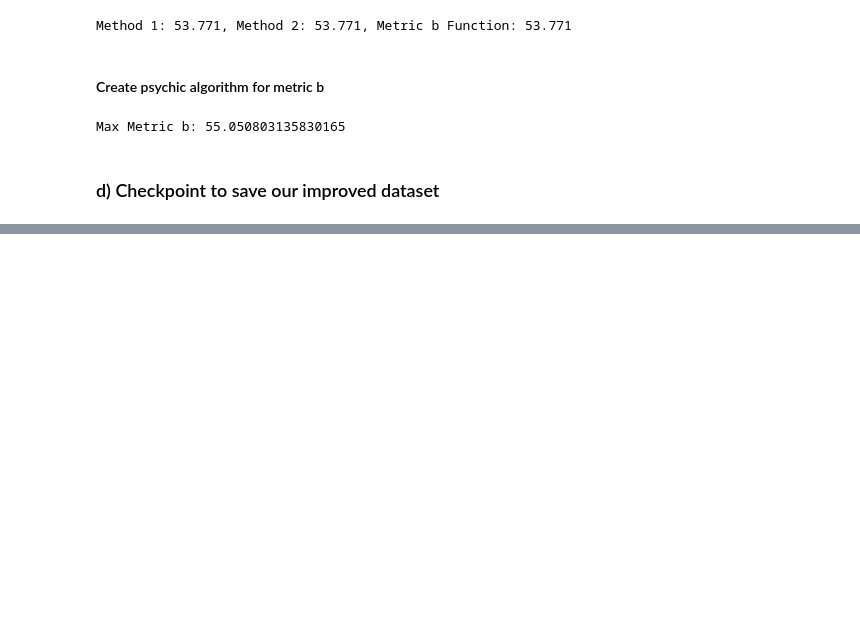
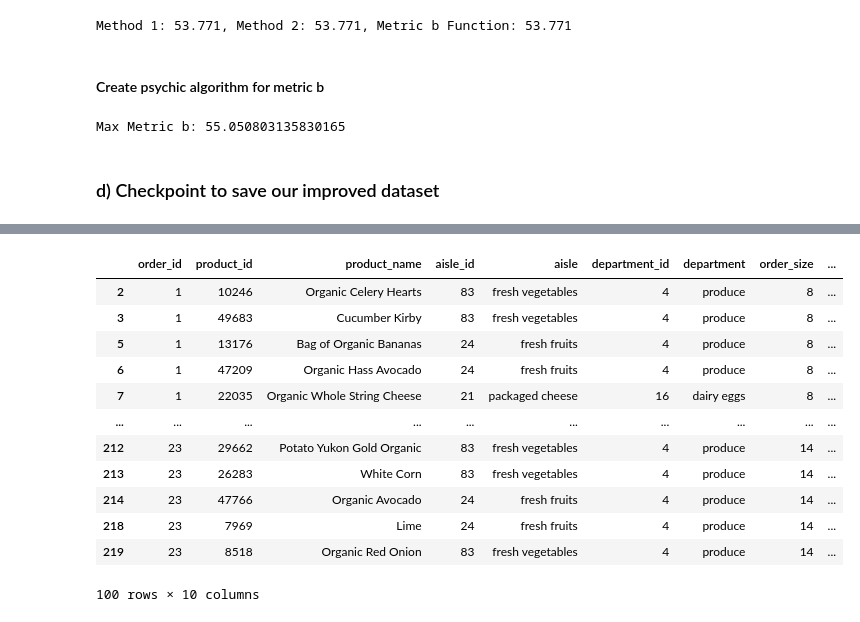
Before and after one commit to xubosen/rotman_mma_datathon_team_2, a Jupyter notebook: Analysis/baselines_and_metrics.ipynb, the cells around one changed output, grey strips where cells are left out. Saved outputs shown, nothing was run; the diff lists cells and outputs as text; code cells hidden in the pictures; blank space fills up the shorter version.

```diff
--- a/Analysis/baselines_and_metrics.ipynb
+++ b/Analysis/baselines_and_metrics.ipynb
@@ -394,7 +424,7 @@ Wall time: 84.8 ms
 | 3 | 1 | 49683 | Cucumber Kirby | 83 | fresh vegetables | 4 | produce | 8 | ... |
 | 4 | 1 | 43633 | Lightly Smoked Sardines in Olive Oil | 95 | canned meat seafood | 15 | canned goods | 8 | ... |
 # %%
-AUGMENTED_DATA_SAVE_PATH = "./data/mma_mart_augmented.csv" # <- change this to your augmented data path
+AUGMENTED_DATA_SAVE_PATH = "data/mma_mart_augmented.csv" # <- change this to your augmented data path
 SAVE_MMA_DATA_AUG = True # <- change this to True if you want to save the augmented data
 LOAD_AUGMENTED_MMA_DATA = False # <- change this to True if you already saved the augmented data
 
@@ -406,3 +436,19 @@ elif LOAD_AUGMENTED_MMA_DATA:
     # Load the augmented data
     mma_data_aug = pd.read_csv(AUGMENTED_DATA_SAVE_PATH)
     LOAD_AUGMENTED_MMA_DATA = False
+# %%
+mma_data_aug[mma_data_aug["product_id"].isin(met_b_top_1000)].head(100)
+# %% [output]
+|  | order_id | product_id | product_name | aisle_id | aisle | department_id | department | order_size | ... |
+| 2 | 1 | 10246 | Organic Celery Hearts | 83 | fresh vegetables | 4 | produce | 8 | ... |
+| 3 | 1 | 49683 | Cucumber Kirby | 83 | fresh vegetables | 4 | produce | 8 | ... |
+| 5 | 1 | 13176 | Bag of Organic Bananas | 24 | fresh fruits | 4 | produce | 8 | ... |
+| 6 | 1 | 47209 | Organic Hass Avocado | 24 | fresh fruits | 4 | produce | 8 | ... |
+| 7 | 1 | 22035 | Organic Whole String Cheese | 21 | packaged cheese | 16 | dairy eggs | 8 | ... |
+| ... | ... | ... | ... | ... | ... | ... | ... | ... | ... |
+| 212 | 23 | 29662 | Potato Yukon Gold Organic | 83 | fresh vegetables | 4 | produce | 14 | ... |
+| 213 | 23 | 26283 | White Corn | 83 | fresh vegetables | 4 | produce | 14 | ... |
+| 214 | 23 | 47766 | Organic Avocado | 24 | fresh fruits | 4 | produce | 14 | ... |
+| 218 | 23 | 7969 | Lime | 24 | fresh fruits | 4 | produce | 14 | ... |
+| 219 | 23 | 8518 | Organic Red Onion | 83 | fresh vegetables | 4 | produce | 14 | ... |
+100 rows × 10 columns
```
Also changed, not shown: parts of 7 cells of this notebook.
